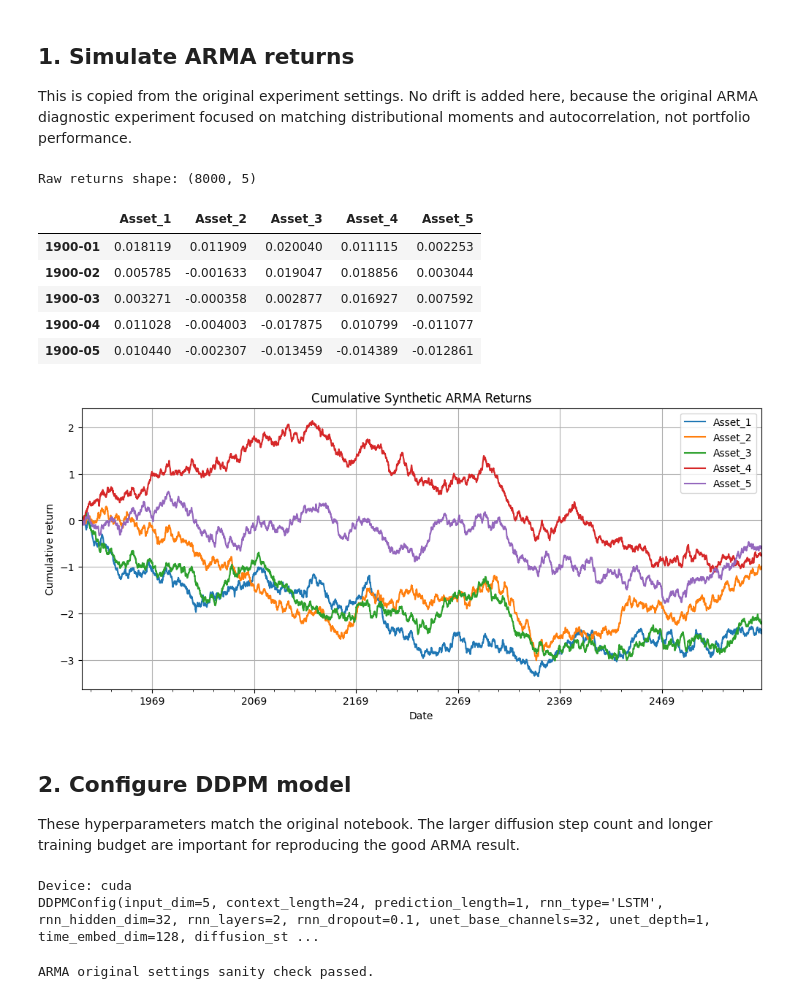
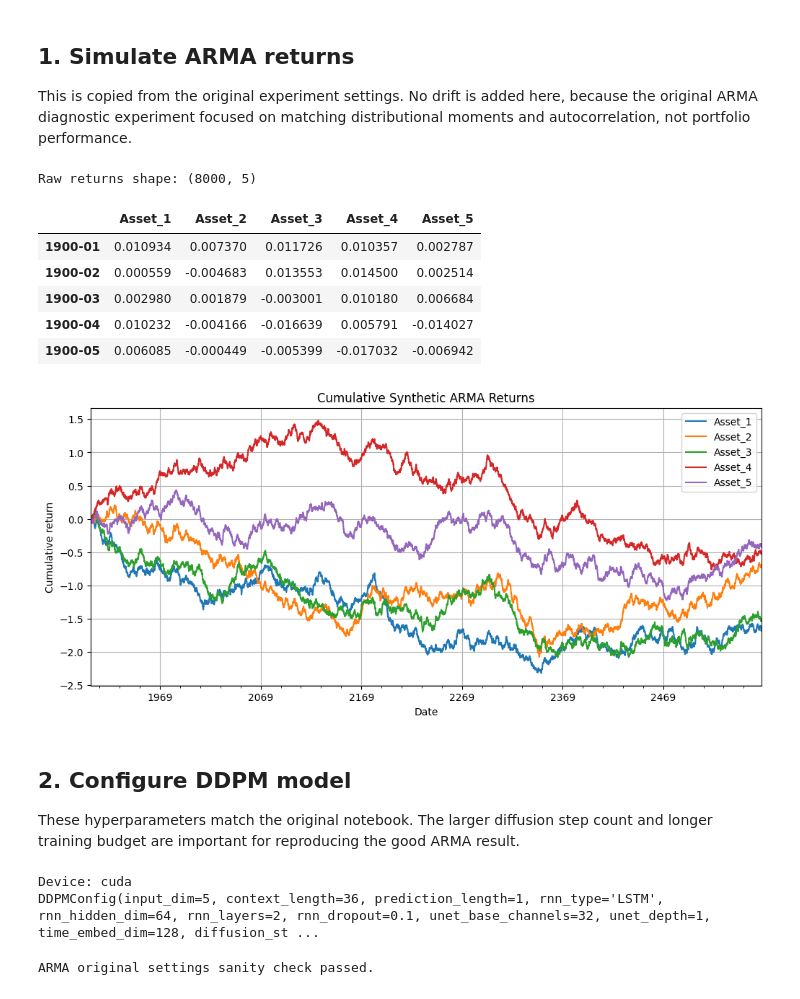
Before and after one commit to ahmad-aghapour/dynamic_portfolio_diffusion_model, a Jupyter notebook: notebooks/arma_original_exact_reproduction_v2.ipynb, the cells around one changed output. Cells and saved outputs as stored; diff of their text form; code cells hidden in the pictures.

```diff
--- a/notebooks/arma_original_exact_reproduction_v2.ipynb
+++ b/notebooks/arma_original_exact_reproduction_v2.ipynb
@@ -64,28 +69,27 @@ This is copied from the original experiment settings. No drift is added here, be
 # %%
 returns_raw = simulate_arma_returns(
     T=8000,
     num_assets=5,
-    ar=(0.35,),
-    ma=(0.25,),
+    ar=(0.10, 0.04, 0.02, 0.01, 0.00),
+    ma=(0.06, 0.03, 0.01, 0.00, 0.00),
     sigma=0.01,
     corr=0.30,
     seed=123,
 )
-
 asset_names = [f"Asset_{i+1}" for i in range(returns_raw.shape[1])]
 dates = pd.period_range("1900-01", periods=len(returns_raw), freq="M")
 returns_df = pd.DataFrame(returns_raw, index=dates, columns=asset_names)
 
 print("Raw returns shape:", returns_raw.shape)
 returns_df.head()
 # %% [output]
 Raw returns shape: (8000, 5)
 |  | Asset_1 | Asset_2 | Asset_3 | Asset_4 | Asset_5 |
-| 1900-01 | 0.018119 | 0.011909 | 0.020040 | 0.011115 | 0.002253 |
-| 1900-02 | 0.005785 | -0.001633 | 0.019047 | 0.018856 | 0.003044 |
-| 1900-03 | 0.003271 | -0.000358 | 0.002877 | 0.016927 | 0.007592 |
-| 1900-04 | 0.011028 | -0.004003 | -0.017875 | 0.010799 | -0.011077 |
-| 1900-05 | 0.010440 | -0.002307 | -0.013459 | -0.014389 | -0.012861 |
+| 1900-01 | 0.010934 | 0.007370 | 0.011726 | 0.010357 | 0.002787 |
+| 1900-02 | 0.000559 | -0.004683 | 0.013553 | 0.014500 | 0.002514 |
+| 1900-03 | 0.002980 | 0.001879 | -0.003001 | 0.010180 | 0.006684 |
+| 1900-04 | 0.010232 | -0.004166 | -0.016639 | 0.005791 | -0.014027 |
+| 1900-05 | 0.006085 | -0.000449 | -0.005399 | -0.017032 | -0.006942 |
 # %%
 fig, ax = plt.subplots(figsize=(12, 5))
 returns_df.cumsum().plot(ax=ax)
@@ -95,7 +99,7 @@ ax.set_ylabel("Cumulative return")
 ax.grid(True)
 plt.show()
 # %% [output]
-[figure, old version]
+[figure, new version]
 # %% [markdown]
 ## 2. Configure DDPM model
 
@@ -103,11 +107,11 @@ These hyperparameters match the original notebook. The larger diffusion step cou
 # %%
 cfg = DDPMConfig(
     input_dim=returns_raw.shape[1],
-    context_length=24,
+    context_length=36,
     prediction_length=1,
 
     rnn_type="LSTM",
-    rnn_hidden_dim=32,
+    rnn_hidden_dim=64,
     rnn_layers=2,
     rnn_dropout=0.1,
 
@@ -133,7 +137,7 @@ print("Device:", device)
 print(cfg)
 # %% [output]
 Device: cuda
-DDPMConfig(input_dim=5, context_length=24, prediction_length=1, rnn_type='LSTM', rnn_hidden_dim=32, rnn_layers=2, rnn_dropout=0.1, unet_base_channels=32, unet_depth=1, time_embed_dim=128, diffusion_st ...
+DDPMConfig(input_dim=5, context_length=36, prediction_length=1, rnn_type='LSTM', rnn_hidden_dim=64, rnn_layers=2, rnn_dropout=0.1, unet_base_channels=32, unet_depth=1, time_embed_dim=128, diffusion_st ...
 # %%
 # Sanity check: fail immediately if this notebook is not using the original ARMA settings.
 assert returns_raw.shape == (8000, 5), returns_raw.shape
```
Also changed, not shown: parts of 21 cells of this notebook, 10 other files.
